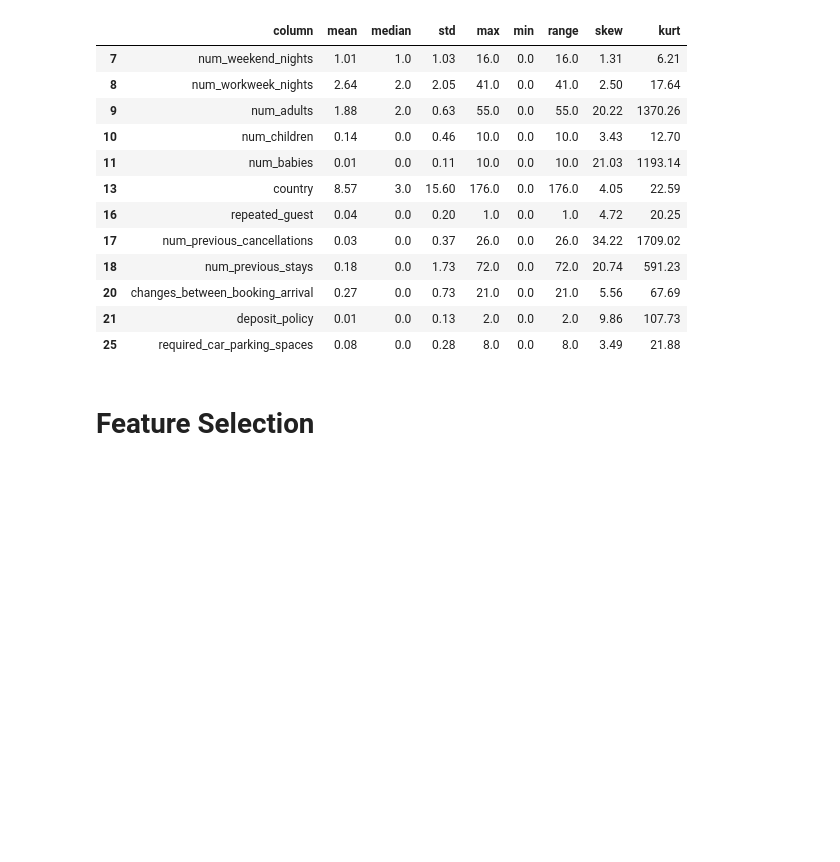
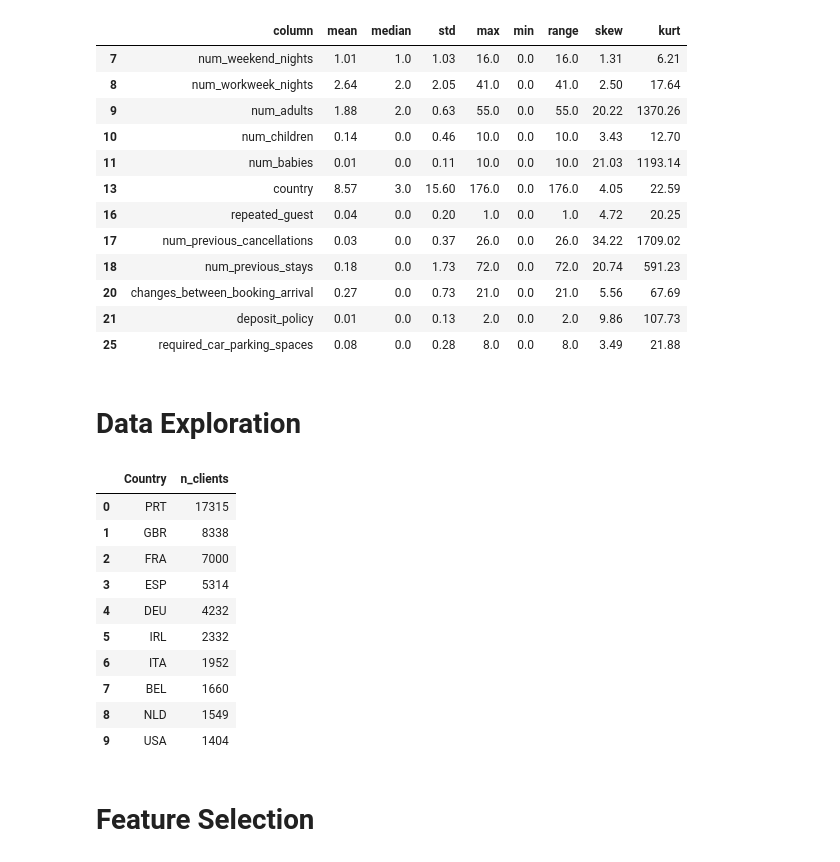
Before and after one commit to danieloda/cancellation_prediction, a Jupyter notebook: cancellation_prediction.ipynb, the cells around one changed output. Drawn from its saved outputs; the diff is of its cells as text; code cells hidden in the pictures; blank space fills up the shorter version.

```diff
--- a/cancellation_prediction.ipynb
+++ b/cancellation_prediction.ipynb
@@ -147,3 +147,23 @@ data_description[(data_description["kurt"] > 3) | (data_description["kurt"] < -3
 | 20 | changes_between_booking_arrival | 0.27 | 0.0 | 0.73 | 21.0 | 0.0 | 21.0 | 5.56 | 67.69 |
 | 21 | deposit_policy | 0.01 | 0.0 | 0.13 | 2.0 | 0.0 | 2.0 | 9.86 | 107.73 |
 | 25 | required_car_parking_spaces | 0.08 | 0.0 | 0.28 | 8.0 | 0.0 | 8.0 | 3.49 | 21.88 |
+# %% [markdown]
+# Data Exploration
+# %%
+guest_city = df[df['cancellation'] == 0]['country'].value_counts().reset_index()
+guest_city.columns = ['Country', 'n_clients']
+inv_countries_dict = {v: k for k, v in countries_dict.items()}
+guest_city["Country"] = guest_city["Country"].map(inv_countries_dict)
+guest_city.sort_values(by="n_clients", ascending=False).iloc[0:10]
+# %% [output]
+|  | Country | n_clients |
+| 0 | PRT | 17315 |
+| 1 | GBR | 8338 |
+| 2 | FRA | 7000 |
+| 3 | ESP | 5314 |
+| 4 | DEU | 4232 |
+| 5 | IRL | 2332 |
+| 6 | ITA | 1952 |
+| 7 | BEL | 1660 |
+| 8 | NLD | 1549 |
+| 9 | USA | 1404 |
```
Also changed, not shown: parts of 25 cells of this notebook.
